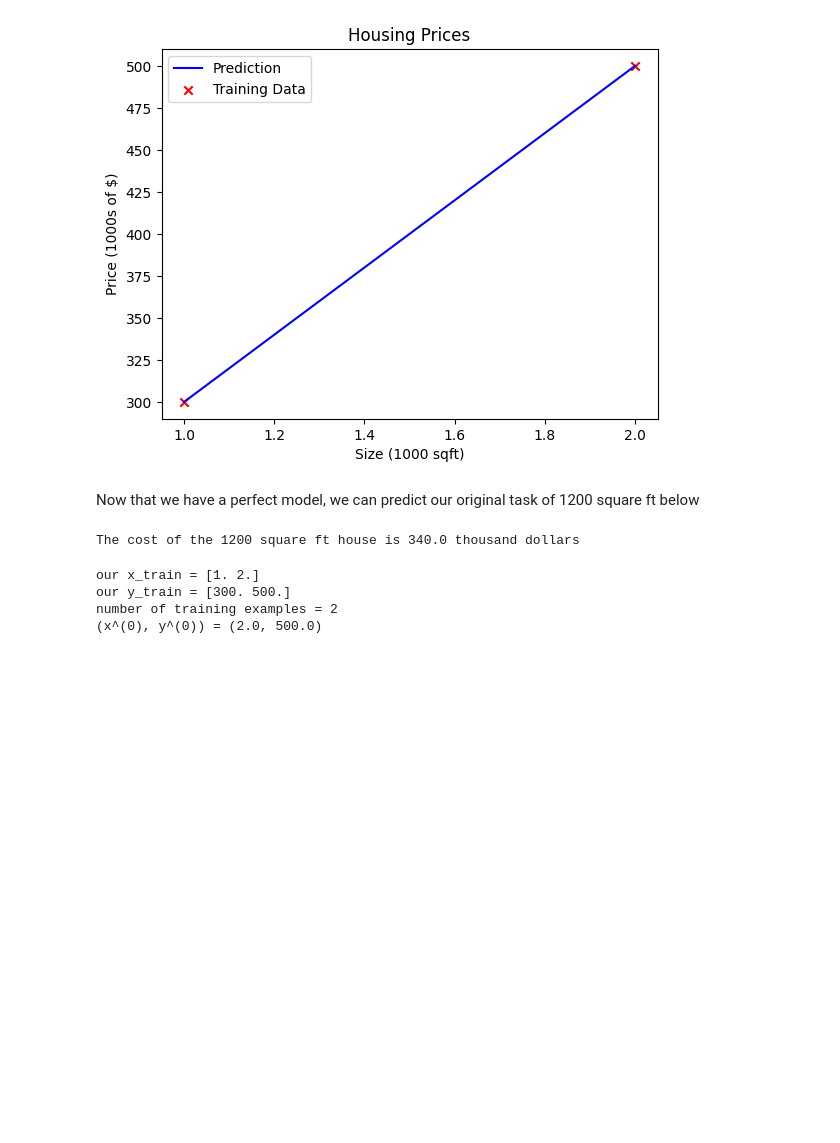
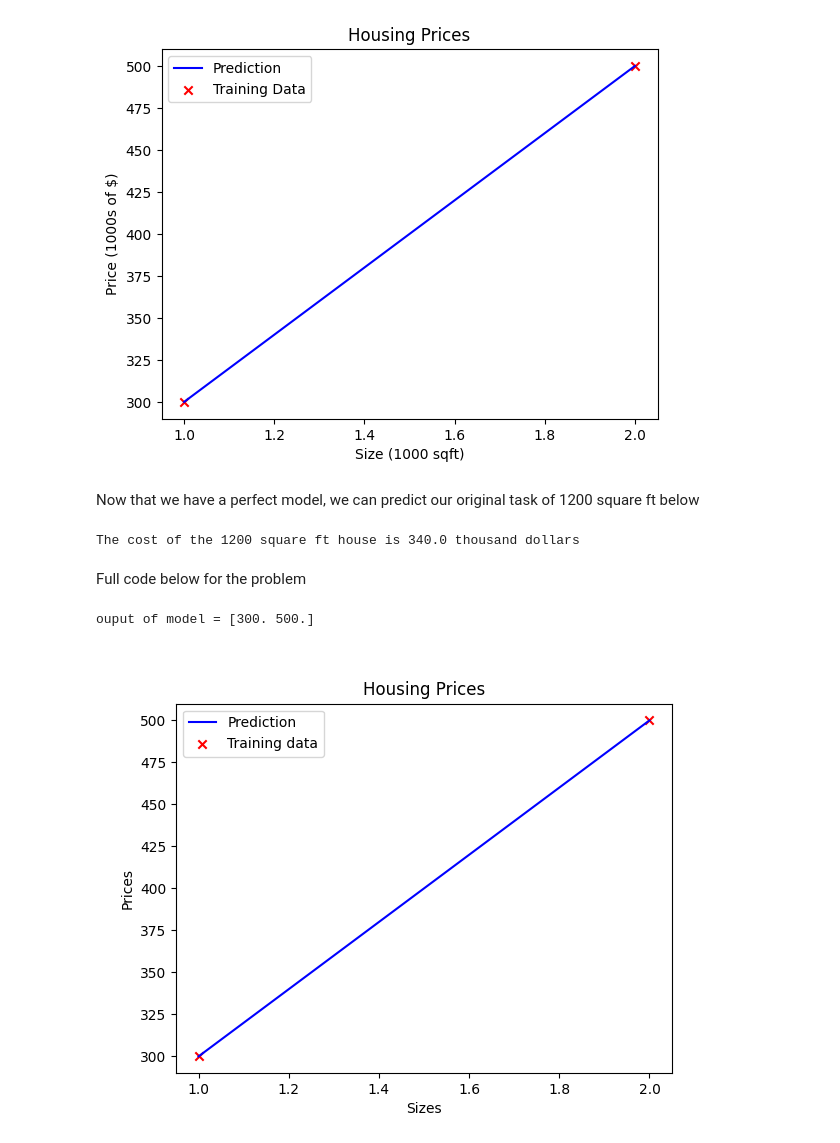
Before and after one commit to derrickyebs/My-Machine-Learning-Journey, a Jupyter notebook: Week1/Notes_1.ipynb, the cells around one changed output. Drawn from its saved outputs; the diff is of its cells as text; code cells hidden in the pictures; blank space fills up the shorter version.

```diff
--- a/Week1/Notes_1.ipynb
+++ b/Week1/Notes_1.ipynb
@@ -181,22 +181,50 @@ f_wb = w * x_train + b
 print(f"The cost of the 1200 square ft house is {f_wb} thousand dollars")
 # %% [output]
 The cost of the 1200 square ft house is 340.0 thousand dollars
+# %% [markdown]
+Full code below for the problem
 # %%
 import numpy as np
 import matplotlib.pyplot as plt
-#plt.style.use('./deeplearning.mplstyle')
+%matplotlib widget
+
 x_train = np.array([1.0, 2.0])
-y_train = np.array([300.0, 500.0])
-print (f"our x_train = {x_train}")
-print (f"our y_train = {y_train}")
+y_train = np.array([300, 500])
+
+#plt.scatter(x_train, y_train,marker='x', c='r', label='Training data')
+#plt.xlabel('Sizes')
+#plt.ylabel('Prices')
+#plt.title('Housing Prices')
+#plt.legend()
+#plt.show()
+
 m = x_train.shape[0]
-print (f"number of training examples = {m}")
-i = 1
+
+i = 0
 x_i = x_train[i]
 y_i = y_train[i]
-print(f"(x^(0), y^(0)) = ({x_i}, {y_i})")
+
+w = 200
+b = 100
+f_wb = w * x_i + b
+
+def compute_model_output(x_i, w, b):
+    m = x_i.shape[0]
+    f_wb = np.zeros(m)
+    for i in range (m):
+        f_wb[i] = w * x_i[i] + b
+    return f_wb
+
+tmp_f_wb = compute_model_output(x_train, w, b)
+print(f"ouput of model = {tmp_f_wb}")
+
+plt.plot(x_train, tmp_f_wb, c='b', label='Prediction')
+plt.scatter(x_train, y_train,marker='x', c='r', label='Training data')
+plt.xlabel('Sizes')
+plt.ylabel('Prices')
+plt.title('Housing Prices')
+plt.legend()
+plt.show()
 # %% [output]
-our x_train = [1. 2.]
-our y_train = [300. 500.]
-number of training examples = 2
-(x^(0), y^(0)) = (2.0, 500.0)
+ouput of model = [300. 500.]
+[figure, added]
```
Also changed, not shown: parts of 1 cell of this notebook.
